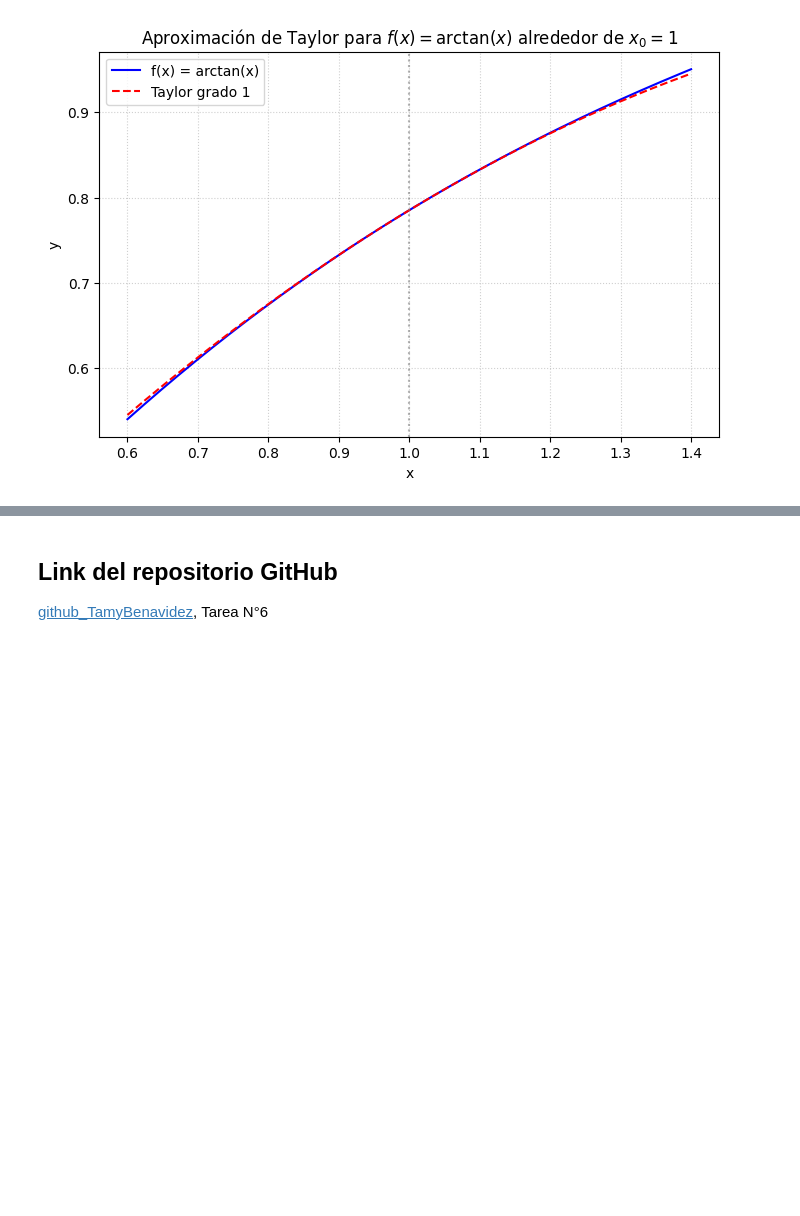
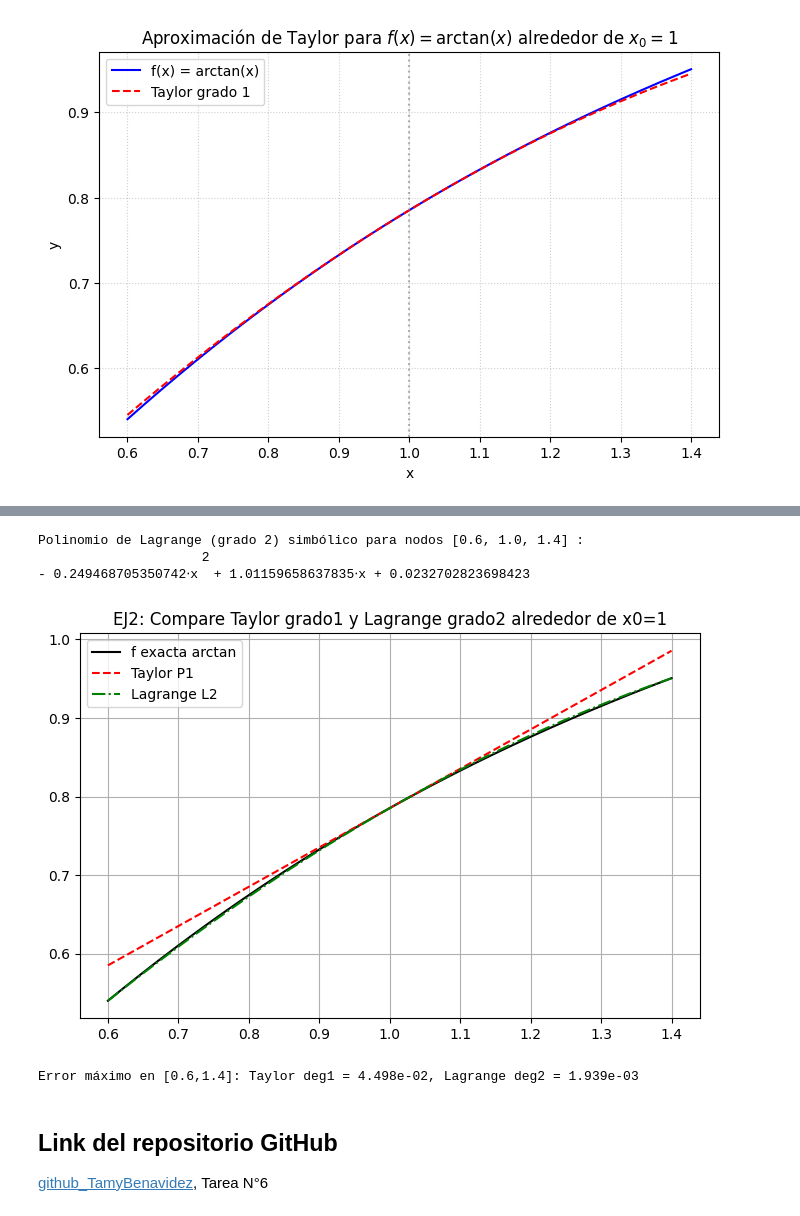
Before and after one commit to TamyBenavidez/MN, a Jupyter notebook: Tarea06/EjerciciosUnidad03A.ipynb, the cells around one changed output, grey strips where cells are left out. Drawn from its saved outputs; the diff is of its cells as text; code cells hidden in the pictures; blank space fills up the shorter version.

```diff
--- a/Tarea06/EjerciciosUnidad03A.ipynb
+++ b/Tarea06/EjerciciosUnidad03A.ipynb
@@ -146,3 +234,58 @@ Orden del error matemático: O((x - 1)^2)
+# %%
+import sympy as sp
+import numpy as np
+import matplotlib.pyplot as plt
+
+# función
+x = sp.Symbol('x')
+f2 = sp.atan(x)
+
+# nodos (alrededor de 1)
+nodes2 = [0.6, 1.0, 1.4]
+y_nodes2 = [f2.subs(x, xi) for xi in nodes2]
+
+# Polinomio de Lagrange grado 2
+L2 = 0
+for k, xk in enumerate(nodes2):
+    lk = 1
+    denom = 1
+    for j, xj in enumerate(nodes2):
+        if j==k: continue
+        lk = lk * (x - xj)
+        denom = denom * (xk - xj)
+    L2 += y_nodes2[k] * (lk/denom)
+
+L2_simpl = sp.simplify(sp.expand(L2))
+print("Polinomio de Lagrange (grado 2) simbólico para nodos", nodes2, ":")
+sp.pprint(L2_simpl)
+
+# Funciones Numéricas
+f2_np = sp.lambdify(x, f2, 'numpy')
+L2_np  = sp.lambdify(x, L2_simpl, 'numpy')
+
+# Taylor grado 1 ya calculado: P1(x) = pi/4 + 1/2 (x-1)
+P1 = sp.simplify(sp.pi/4 + sp.Rational(1,2)*(x-1))
+P1_np = sp.lambdify(x, P1, 'numpy')
+
+# Gráfica comparativa
+x_vals2 = np.linspace(0.6, 1.4, 400)
+plt.figure(figsize=(8,5))
+plt.plot(x_vals2, f2_np(x_vals2), label='f exacta arctan', color='black')
+plt.plot(x_vals2, P1_np(x_vals2), '--', label='Taylor P1', color='red')
+plt.plot(x_vals2, L2_np(x_vals2), '-.', label='Lagrange L2', color='green')
+plt.legend(); plt.grid(True); plt.title('EJ2: Compare Taylor grado1 y Lagrange grado2 alrededor de x0=1')
+plt.show()
+
+# Error máximo en el intervalo
+err_taylor = np.max(np.abs(f2_np(x_vals2) - P1_np(x_vals2)))
+err_lagrange = np.max(np.abs(f2_np(x_vals2) - L2_np(x_vals2)))
+print(f"Error máximo en [0.6,1.4]: Taylor deg1 = {err_taylor:.3e}, Lagrange deg2 = {err_lagrange:.3e}")
+# %% [output]
+Polinomio de Lagrange (grado 2) simbólico para nodos [0.6, 1.0, 1.4] :
+                     2
+- 0.249468705350742⋅x  + 1.01159658637835⋅x + 0.0232702823698423
+[figure, added]
+Error máximo en [0.6,1.4]: Taylor deg1 = 4.498e-02, Lagrange deg2 = 1.939e-03
 # %% [markdown]
 ## Link del repositorio GitHub
 
```
Also changed, not shown: parts of 9 cells of this notebook, 2 other files.
